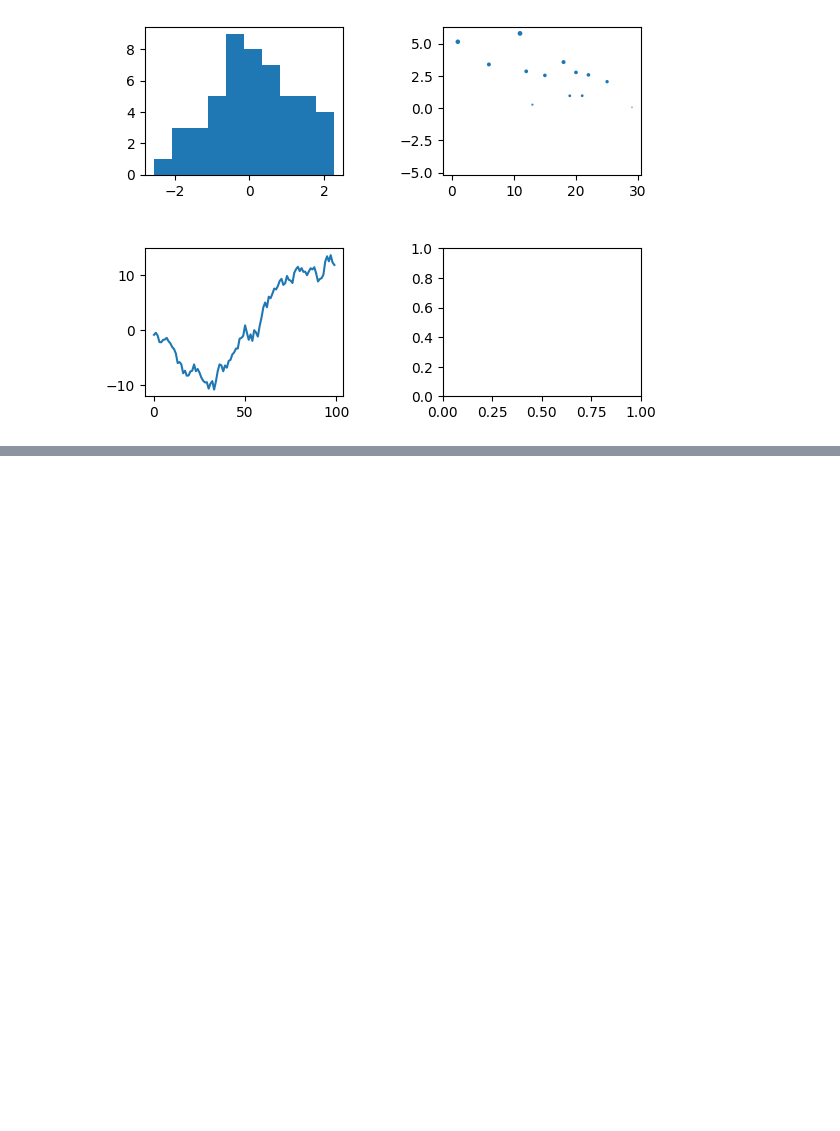
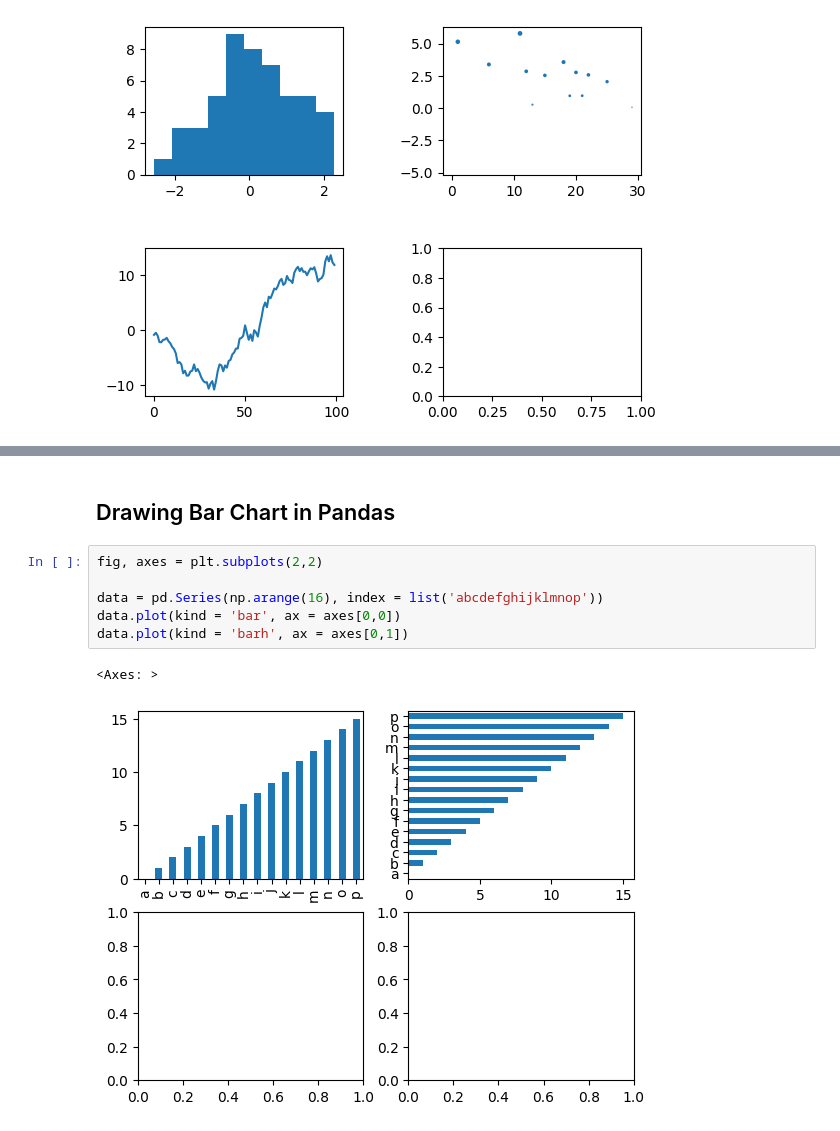
Before and after one commit to wonwookim/DataMining, a Jupyter notebook: data_visualization.ipynb, the cells around one changed output, grey strips where cells are left out. Drawn from its saved outputs; the diff is of its cells as text; blank space fills up the shorter version.

```diff
--- a/data_visualization.ipynb
+++ b/data_visualization.ipynb
@@ -108,0 +135,11 @@ plt.subplots_adjust(wspace = 0.5, hspace = 0.5) #subplot 간 간격 조정
+# %% [markdown]
+## Drawing Bar Chart in Pandas
+# %%
+fig, axes = plt.subplots(2,2)
+
+data = pd.Series(np.arange(16), index = list('abcdefghijklmnop'))
+data.plot(kind = 'bar', ax = axes[0,0])
+data.plot(kind = 'barh', ax = axes[0,1])
+# %% [output]
+<Axes: >
+[figure, added]
```
Also changed, not shown: parts of 10 cells of this notebook.
